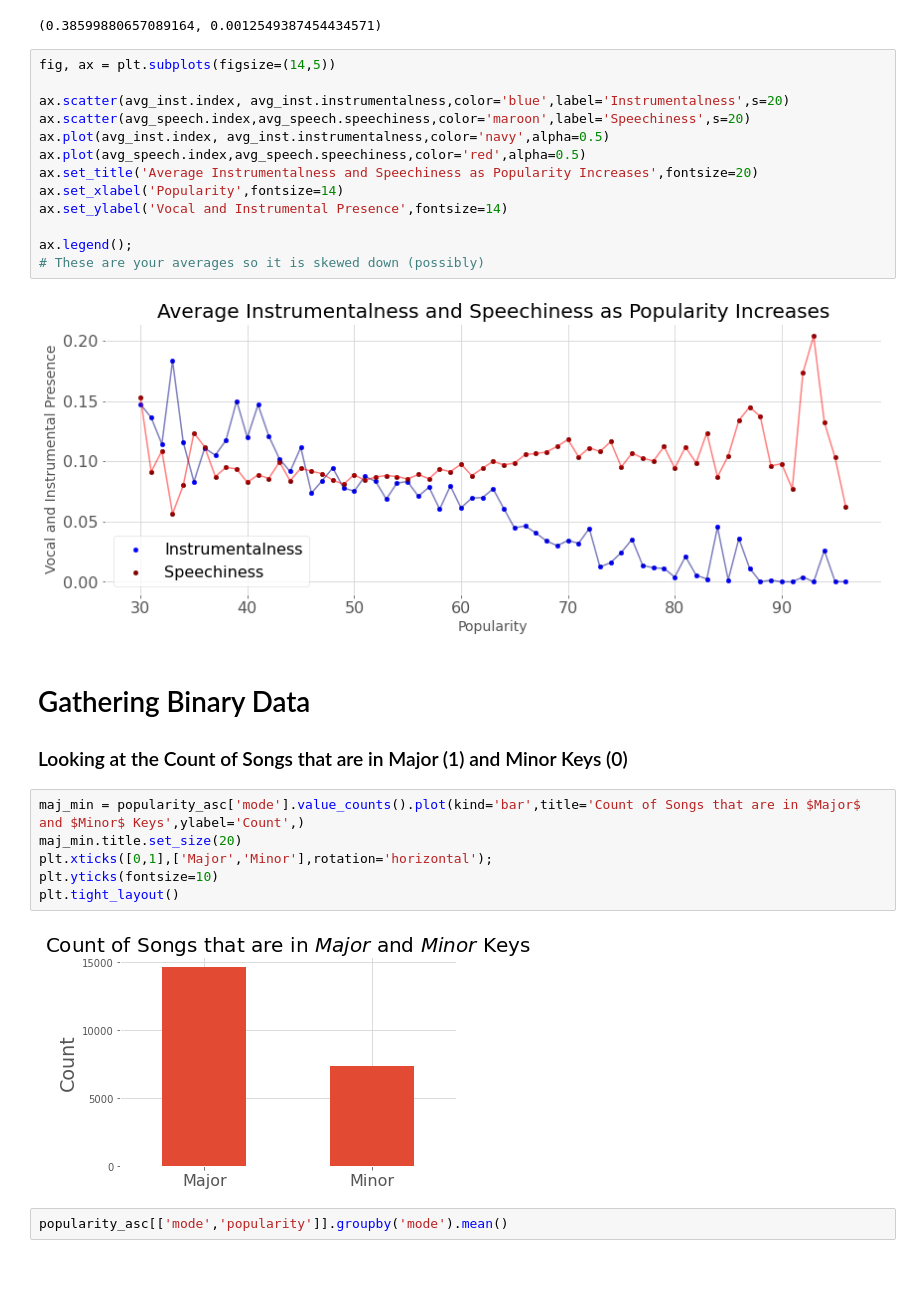
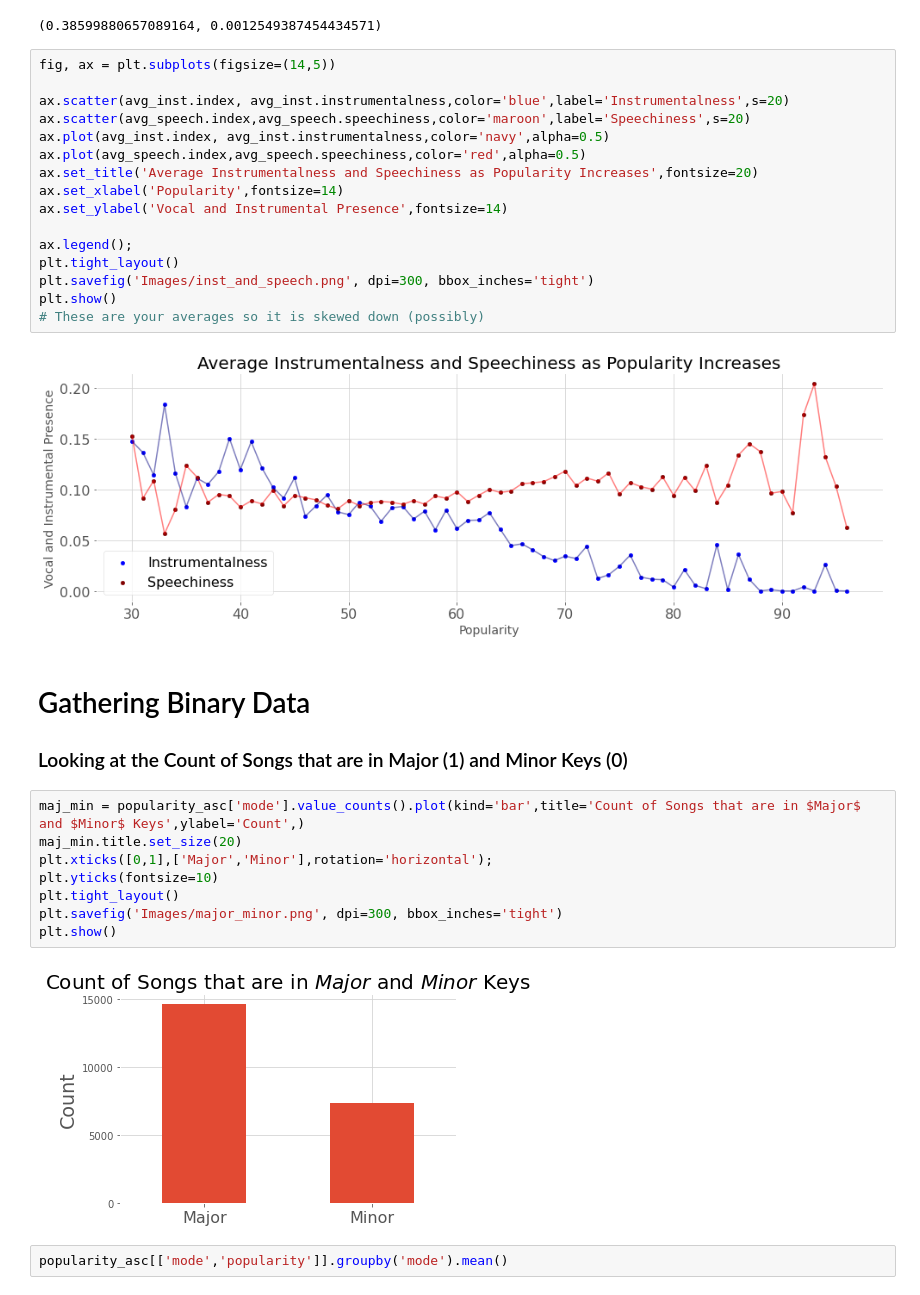
Before and after one commit to ATLas278/SpotifyDanceabillity, a Jupyter notebook: spotify_1.ipynb, the cells around one changed output. Cells and saved outputs as stored; diff of their text form; blank space fills up the shorter version.

```diff
--- a/spotify_1.ipynb
+++ b/spotify_1.ipynb
@@ -291,18 +297,21 @@ r,p
 # %%
 fig, ax = plt.subplots(figsize=(14,5))
 
 ax.scatter(avg_inst.index, avg_inst.instrumentalness,color='blue',label='Instrumentalness',s=20)
 ax.scatter(avg_speech.index,avg_speech.speechiness,color='maroon',label='Speechiness',s=20)
 ax.plot(avg_inst.index, avg_inst.instrumentalness,color='navy',alpha=0.5)
 ax.plot(avg_speech.index,avg_speech.speechiness,color='red',alpha=0.5)
 ax.set_title('Average Instrumentalness and Speechiness as Popularity Increases',fontsize=20)
 ax.set_xlabel('Popularity',fontsize=14)
 ax.set_ylabel('Vocal and Instrumental Presence',fontsize=14)
 
 ax.legend();
+plt.tight_layout()
+plt.savefig('Images/inst_and_speech.png', dpi=300, bbox_inches='tight')
+plt.show()
 # These are your averages so it is skewed down (possibly)
 # %% [output]
-[figure, old version]
+[figure, new version]
 # %% [markdown]
 # Gathering Binary Data
 
@@ -313,6 +322,8 @@ maj_min.title.set_size(20)
 plt.xticks([0,1],['Major','Minor'],rotation='horizontal');
 plt.yticks(fontsize=10)
 plt.tight_layout()
+plt.savefig('Images/major_minor.png', dpi=300, bbox_inches='tight')
+plt.show()
 # %% [output]
 [figure]
 # %%
```
Also changed, not shown: parts of 3 cells of this notebook, 7 other files.
